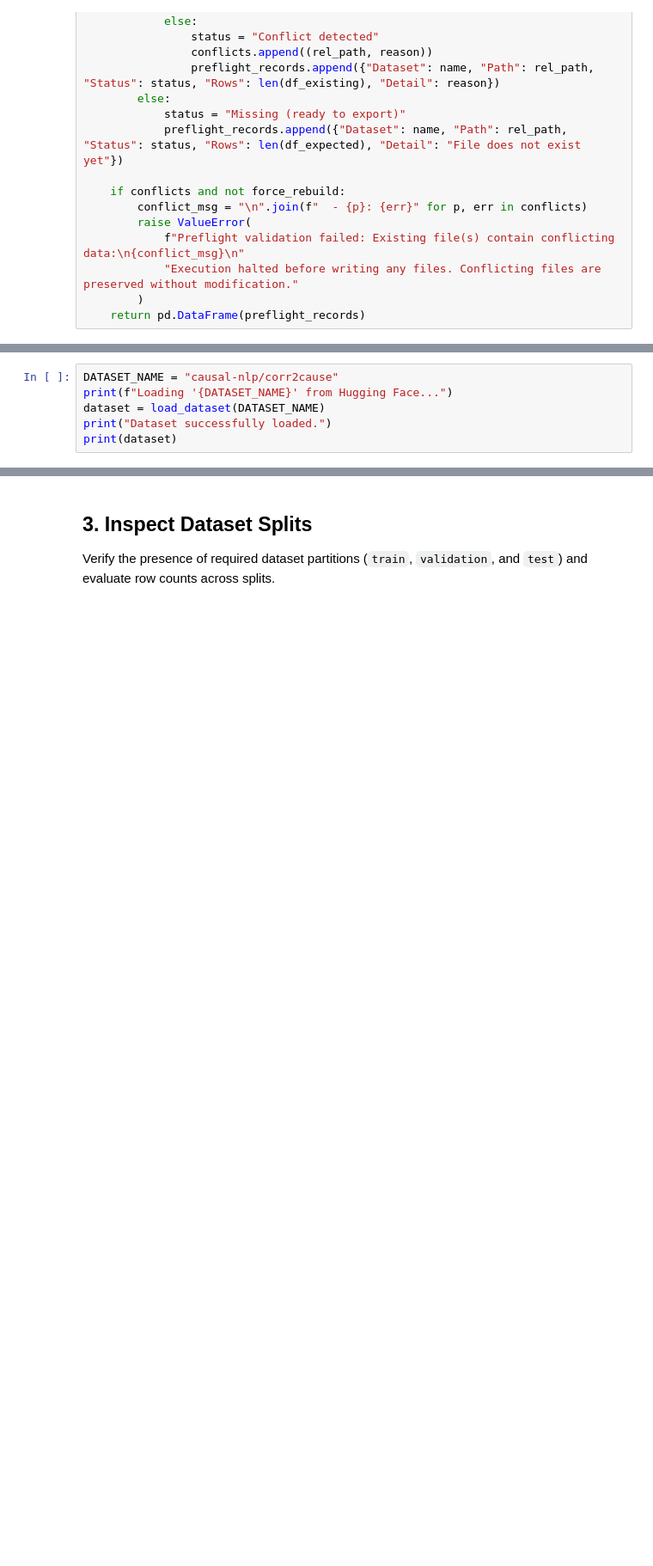
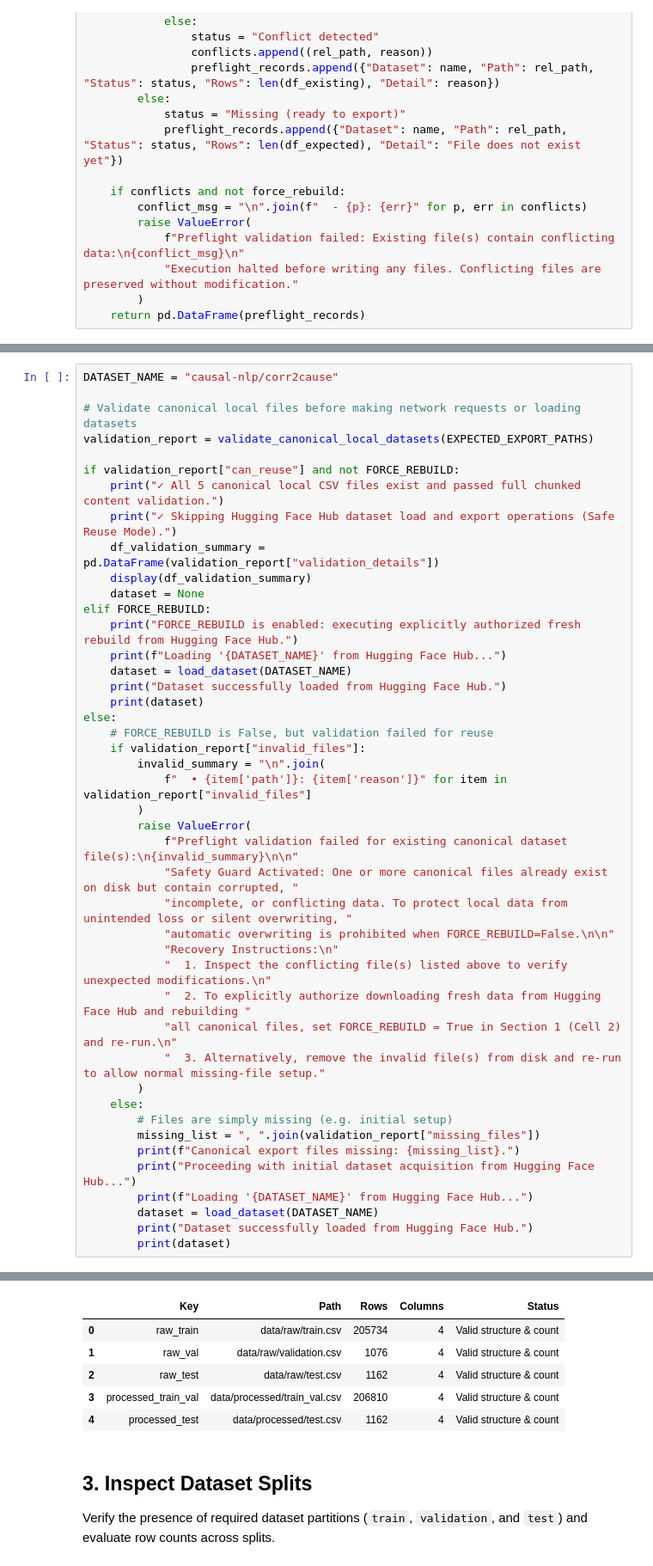
Before and after one commit to alpha-sml/causal-nlp-reasoning, a Jupyter notebook: 00_setup.ipynb, the cells around one changed output, grey strips where cells are left out. Shown at 86% size. Cells and saved outputs as stored; diff of their text form; blank space fills up the shorter version.

```diff
--- a/00_setup.ipynb
+++ b/00_setup.ipynb
@@ -208,7 +716,45 @@ The task is framed as natural language inference:
 # %%
 DATASET_NAME = "causal-nlp/corr2cause"
-print(f"Loading '{DATASET_NAME}' from Hugging Face...")
-dataset = load_dataset(DATASET_NAME)
-print("Dataset successfully loaded.")
-print(dataset)
+
+# Validate canonical local files before making network requests or loading datasets
+validation_report = validate_canonical_local_datasets(EXPECTED_EXPORT_PATHS)
+
+if validation_report["can_reuse"] and not FORCE_REBUILD:
+    print("✓ All 5 canonical local CSV files exist and passed full chunked content validation.")
+    print("✓ Skipping Hugging Face Hub dataset load and export operations (Safe Reuse Mode).")
+    df_validation_summary = pd.DataFrame(validation_report["validation_details"])
+    display(df_validation_summary)
+    dataset = None
+elif FORCE_REBUILD:
+    print("FORCE_REBUILD is enabled: executing explicitly authorized fresh rebuild from Hugging Face Hub.")
+    print(f"Loading '{DATASET_NAME}' from Hugging Face Hub...")
+    dataset = load_dataset(DATASET_NAME)
+    print("Dataset successfully loaded from Hugging Face Hub.")
+    print(dataset)
+else:
+    # FORCE_REBUILD is False, but validation failed for reuse
+    if validation_report["invalid_files"]:
+        invalid_summary = "\n".join(
+            f"  • {item['path']}: {item['reason']}" for item in validation_report["invalid_files"]
+        )
+        raise ValueError(
+            f"Preflight validation failed for existing canonical dataset file(s):\n{invalid_summary}\n\n"
+            "Safety Guard Activated: One or more canonical files already exist on disk but contain corrupted, "
+            "incomplete, or conflicting data. To protect local data from unintended loss or silent overwriting, "
+            "automatic overwriting is prohibited when FORCE_REBUILD=False.\n\n"
+            "Recovery Instructions:\n"
+            "  1. Inspect the conflicting file(s) listed above to verify unexpected modifications.\n"
+            "  2. To explicitly authorize downloading fresh data from Hugging Face Hub and rebuilding "
+            "all canonical files, set FORCE_REBUILD = True in Section 1 (Cell 2) and re-run.\n"
+            "  3. Alternatively, remove the invalid file(s) from disk and re-run to allow normal missing-file setup."
+        )
+    else:
+        # Files are simply missing (e.g. initial setup)
+        missing_list = ", ".join(validation_report["missing_files"])
+        print(f"Canonical export files missing: {missing_list}.")
+        print("Proceeding with initial dataset acquisition from Hugging Face Hub...")
+        print(f"Loading '{DATASET_NAME}' from Hugging Face Hub...")
+        dataset = load_dataset(DATASET_NAME)
+        print("Dataset successfully loaded from Hugging Face Hub.")
+        print(dataset)
 # %% [output]
@@ -232,3 +763,9 @@ DatasetDict({
+|  | Key | Path | Rows | Columns | Status |
+| 0 | raw_train | data/raw/train.csv | 205734 | 4 | Valid structure & count |
+| 1 | raw_val | data/raw/validation.csv | 1076 | 4 | Valid structure & count |
+| 2 | raw_test | data/raw/test.csv | 1162 | 4 | Valid structure & count |
+| 3 | processed_train_val | data/processed/train_val.csv | 206810 | 4 | Valid structure & count |
+| 4 | processed_test | data/processed/test.csv | 1162 | 4 | Valid structure & count |
 # %% [markdown]
 ## 3. Inspect Dataset Splits
 
```
Also changed, not shown: parts of 13 cells of this notebook, 6 other files.
